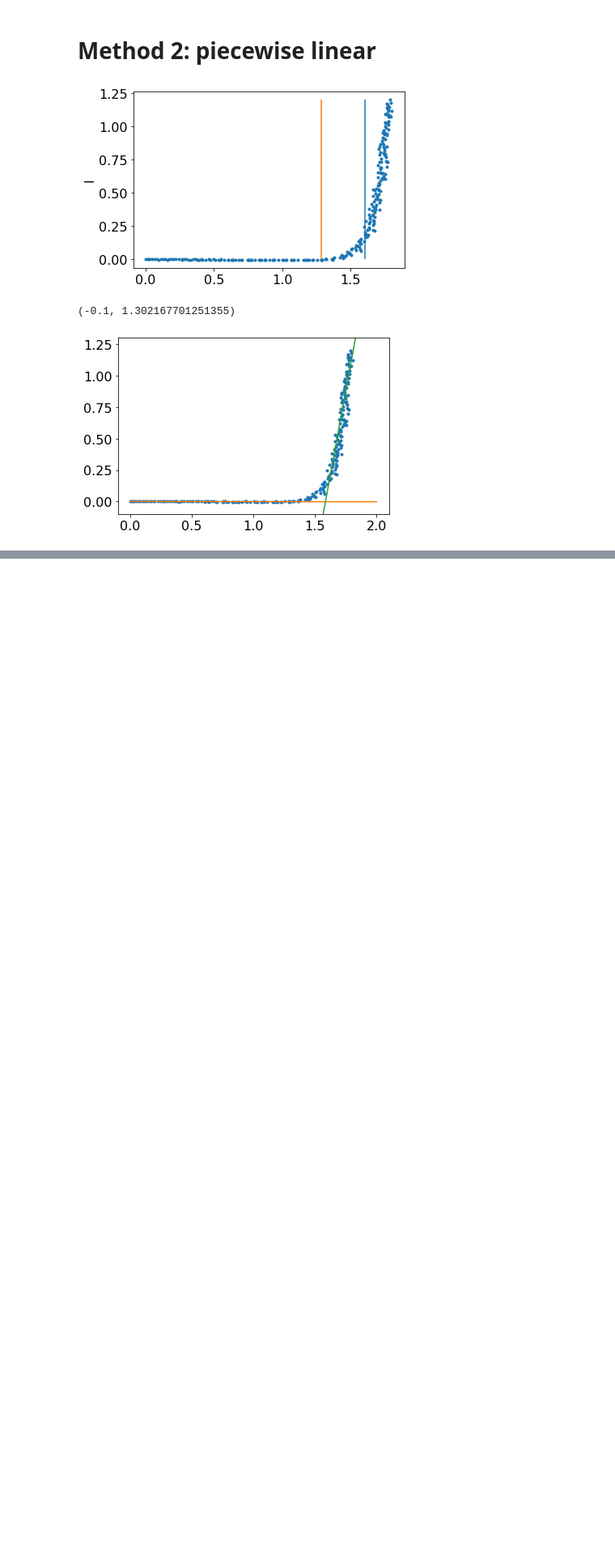
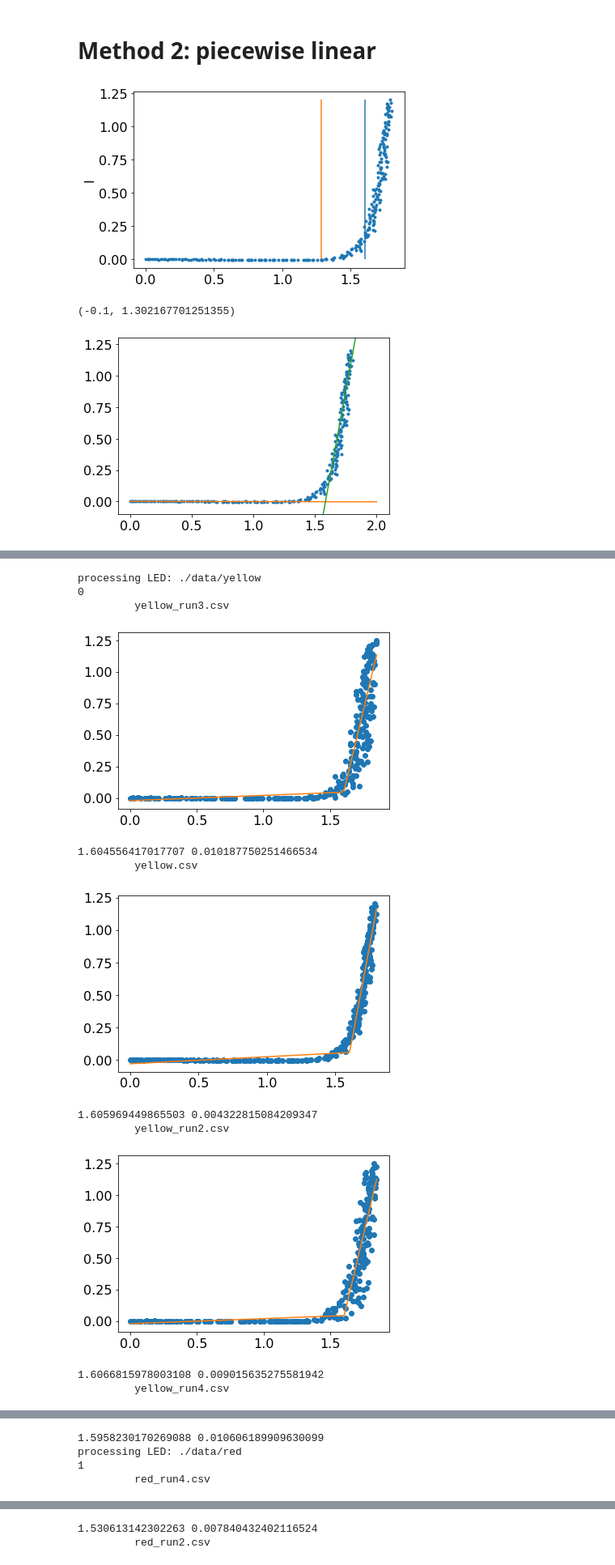
Before and after one commit to jblipper/339-lab3, a Jupyter notebook: extract_turn_on_voltage.ipynb, the cells around one changed output, grey strips where cells are left out. Shown at 81% size. Drawn from its saved outputs; the diff is of its cells as text; code cells hidden in the pictures; blank space fills up the shorter version.

```diff
--- a/extract_turn_on_voltage.ipynb
+++ b/extract_turn_on_voltage.ipynb
@@ -200,0 +220,59 @@ plt.ylim(-0.1, max(data[:,1]+0.1))
+# %%
+def piecewise_linear(x, x0, y0, k1, k2):
+    return np.piecewise(x, [x < x0], [lambda x:k1*x + y0-k1*x0, lambda x:k2*x + y0-k2*x0])
+
+def piecewise_v0(data_array):
+    x = data[:,0]
+    y = data[:,1]
+    popt, pcov = curve_fit(piecewise_linear, x, y, p0=[1.5, 0, 1, 1])
+    perr = np.sqrt(np.diag(pcov))
+
+    # plotting
+    xd = np.linspace(0, max(data[:,0]), 100)
+    plt.plot(x, y, "o")
+    plt.plot(xd, piecewise_linear(xd, *popt))
+    plt.show()
+    print(popt[0], perr[0])
+
+    return (popt[0], perr[0])
+# %%
+## Loop through datafiles with this method
+
+LEDs = []
+V0_exp = np.zeros((7, 4))
+V0_exp_err = np.zeros(7)
+
+n = 0
+for i in os.listdir("./data/"):
+    f = os.path.join("./data/", i)
+
+    if not (os.path.isfile(f)): # loop through the subdirectory for each LED
+        print("processing LED:", f)
+        print(n)
+        LEDs.append(i.split(".")[0])
+        led_path = os.path.join("./data/", f)
+        for i, file in enumerate(os.listdir(f)): # loop through the datafiles for one LED
+
+            print("\t", file)
+
+            data = np.genfromtxt(os.path.join(f, file), delimiter=",")
+            min_V, err_min_V = piecewise_v0(data)
+
+            # add it to the list
+            V0_exp[n, i] = min_V
+            V0_exp_err[n] += err_min_V
+
+        n+=1
+# %% [output]
+processing LED: ./data/yellow
+0
+         yellow_run3.csv
+[figure, added]
+1.604556417017707 0.010187750251466534
+         yellow.csv
+[figure, added]
+1.605969449865503 0.004322815084209347
+         yellow_run2.csv
+[figure, added]
+1.6066815978003108 0.009015635275581942
+         yellow_run4.csv
@@ -200,0 +280,4 @@ plt.ylim(-0.1, max(data[:,1]+0.1))
+1.5958230170269088 0.010606189909630099
+processing LED: ./data/red
+1
+         red_run4.csv
@@ -200,0 +285,2 @@ plt.ylim(-0.1, max(data[:,1]+0.1))
+1.530613142302263 0.007840432402116524
+         red_run2.csv
```
Also changed, not shown: parts of 9 cells of this notebook, 20 other files.
